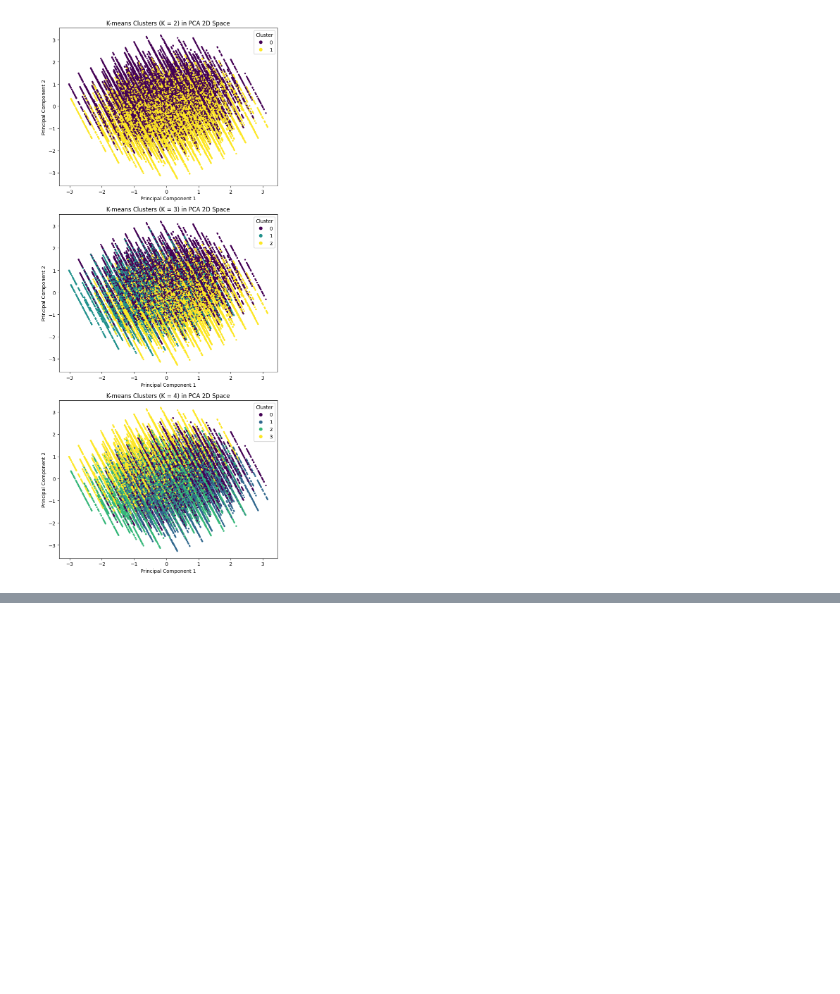
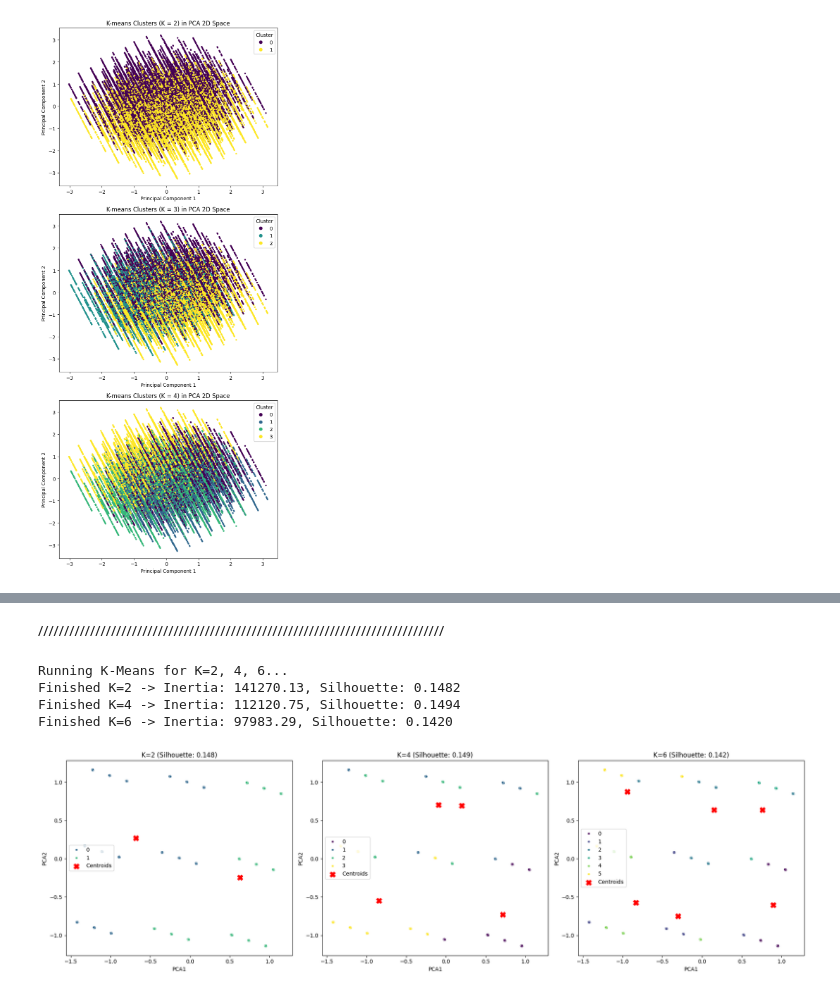
Before and after one commit to mraaheb/DataMining, a Jupyter notebook: Phase3.ipynb, the cells around one changed output, grey strips where cells are left out. Drawn from its saved outputs; the diff is of its cells as text; code cells hidden in the pictures; blank space fills up the shorter version.

```diff
--- a/Phase3.ipynb
+++ b/Phase3.ipynb
@@ -332,0 +302,78 @@ plt.show()
+# %% [markdown]
+//////////////////////////////////////////////////////////////////////////////
+# %%
+import matplotlib.pyplot as plt
+from sklearn.cluster import KMeans
+from sklearn.metrics import silhouette_score
+from sklearn.decomposition import PCA
+import seaborn as sns
+import pandas as pd
+
+# --- Step 1: Apply K-Means for the selected K values and calculate metrics ---
+
+# Initialize dictionaries to store models and results for later use
+models = {}
+labels_dict = {}
+silhouette_scores = {}
+inertia_scores = {}
+selected_Ks = [2, 4, 6]  # The K values we selected to compare
+
+print("Running K-Means for K=2, 4, 6...")
+
+for k in selected_Ks:
+    # 1. Build and train the model (Execute K-Means)
+    kmeans = KMeans(n_clusters=k, random_state=42, n_init=10)
+    labels = kmeans.fit_predict(X)
+
+    # 2. Store the model and labels
+    models[k] = kmeans
+    labels_dict[k] = labels
+
+    # 3. Calculate metrics (Inertia for Elbow & Silhouette Score)
+    inertia_scores[k] = kmeans.inertia_
+    silhouette_scores[k] = silhouette_score(X, labels, sample_size=5000, random_state=42)
+
+    print(f"Finished K={k} -> Inertia: {inertia_scores[k]:.2f}, Silhouette: {silhouette_scores[k]:.4f}")
+
+
+# --- Step 2: Visualization and Comparison (PCA Plots) ---
+
+# Prepare PCA for visualization (reduce 11 columns to 2D)
+pca = PCA(n_components=2)
+X_pca = pca.fit_transform(X)
+df_pca = pd.DataFrame(X_pca, columns=['PCA1', 'PCA2'])
+
+# Setup the plot figure (3 subplots side-by-side)
+fig, axes = plt.subplots(1, 3, figsize=(20, 6))
+
+for i, k in enumerate(selected_Ks):
+    # Retrieve stored labels and model
+    labels = labels_dict[k]
+    kmeans = models[k]
+
+    # Add cluster labels to the dataframe for coloring
+    df_pca['Cluster'] = labels
+
+    # Create Scatter Plot
+    sns.scatterplot(
+        data=df_pca, x='PCA1', y='PCA2',
+        hue='Cluster', palette='viridis',
+        s=15, ax=axes[i], legend='full'
+    )
+
+    # Plot Centroids (transform them to PCA space first)
+    centroids_pca = pca.transform(kmeans.cluster_centers_)
+    axes[i].scatter(centroids_pca[:, 0], centroids_pca[:, 1], s=100, c='red', marker='X', label='Centroids')
+
+    # Set titles and labels
+    axes[i].set_title(f'K={k} (Silhouette: {silhouette_scores[k]:.3f})')
+    axes[i].legend()
+
+plt.tight_layout()
+plt.show()
+# %% [output]
+Running K-Means for K=2, 4, 6...
+Finished K=2 -> Inertia: 141270.13, Silhouette: 0.1482
+Finished K=4 -> Inertia: 112120.75, Silhouette: 0.1494
+Finished K=6 -> Inertia: 97983.29, Silhouette: 0.1420
+[figure, added]
```
Also changed, not shown: parts of 19 cells of this notebook.
